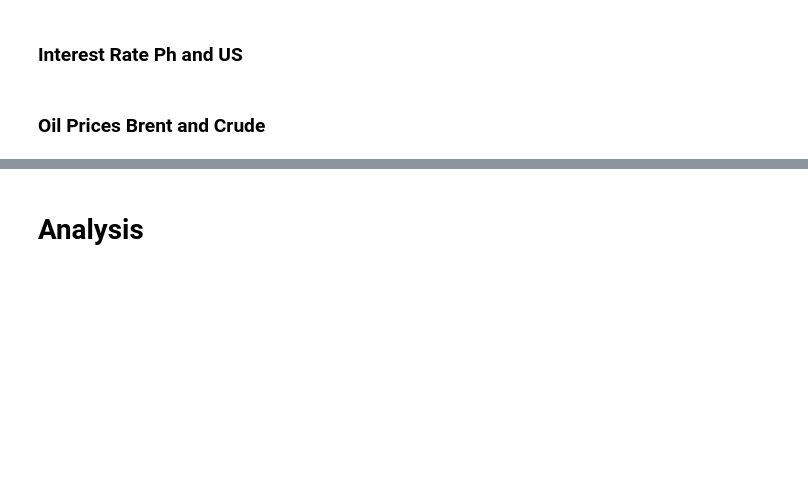
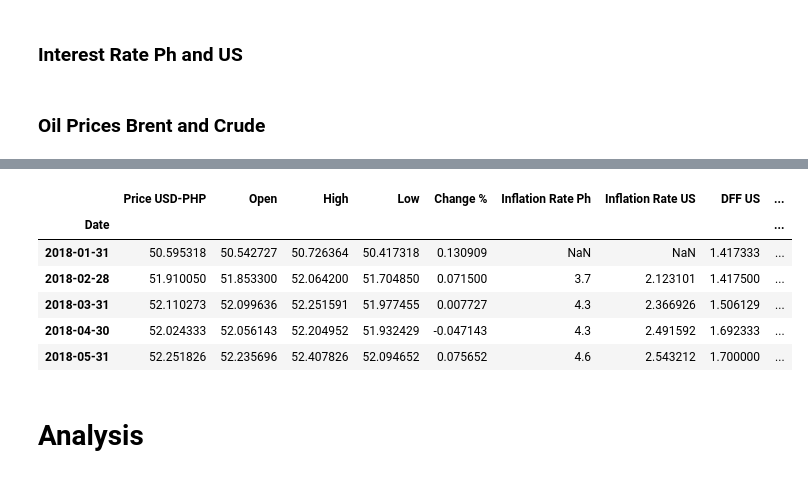
Before and after one commit to kbbn-debugger/Exploratory-Data-Analysis-USD-PHP, a Jupyter notebook: notebooks/EDA Final.ipynb, the cells around one changed output, grey strips where cells are left out. Saved outputs shown, nothing was run; the diff lists cells and outputs as text; code cells hidden in the pictures; blank space fills up the shorter version.

```diff
--- a/notebooks/EDA Final.ipynb
+++ b/notebooks/EDA Final.ipynb
@@ -258,3 +285,16 @@ Index(['Price', 'Open', 'High', 'Low', 'Change %'], dtype='object')
+# %%
+# main but monthly
+
+main_monthly = main.resample('ME').mean()
+main_monthly.head()
+# %% [output]
+|  | Price USD-PHP | Open | High | Low | Change % | Inflation Rate Ph | Inflation Rate US | DFF US | ... |
+| Date |  |  |  |  |  |  |  |  | ... |
+| 2018-01-31 | 50.595318 | 50.542727 | 50.726364 | 50.417318 | 0.130909 | NaN | NaN | 1.417333 | ... |
+| 2018-02-28 | 51.910050 | 51.853300 | 52.064200 | 51.704850 | 0.071500 | 3.7 | 2.123101 | 1.417500 | ... |
+| 2018-03-31 | 52.110273 | 52.099636 | 52.251591 | 51.977455 | 0.007727 | 4.3 | 2.366926 | 1.506129 | ... |
+| 2018-04-30 | 52.024333 | 52.056143 | 52.204952 | 51.932429 | -0.047143 | 4.3 | 2.491592 | 1.692333 | ... |
+| 2018-05-31 | 52.251826 | 52.235696 | 52.407826 | 52.094652 | 0.075652 | 4.6 | 2.543212 | 1.700000 | ... |
 # %% [markdown]
 # Analysis
 # %% [markdown]
```
Also changed, not shown: parts of 13 cells of this notebook, 1 other file.
